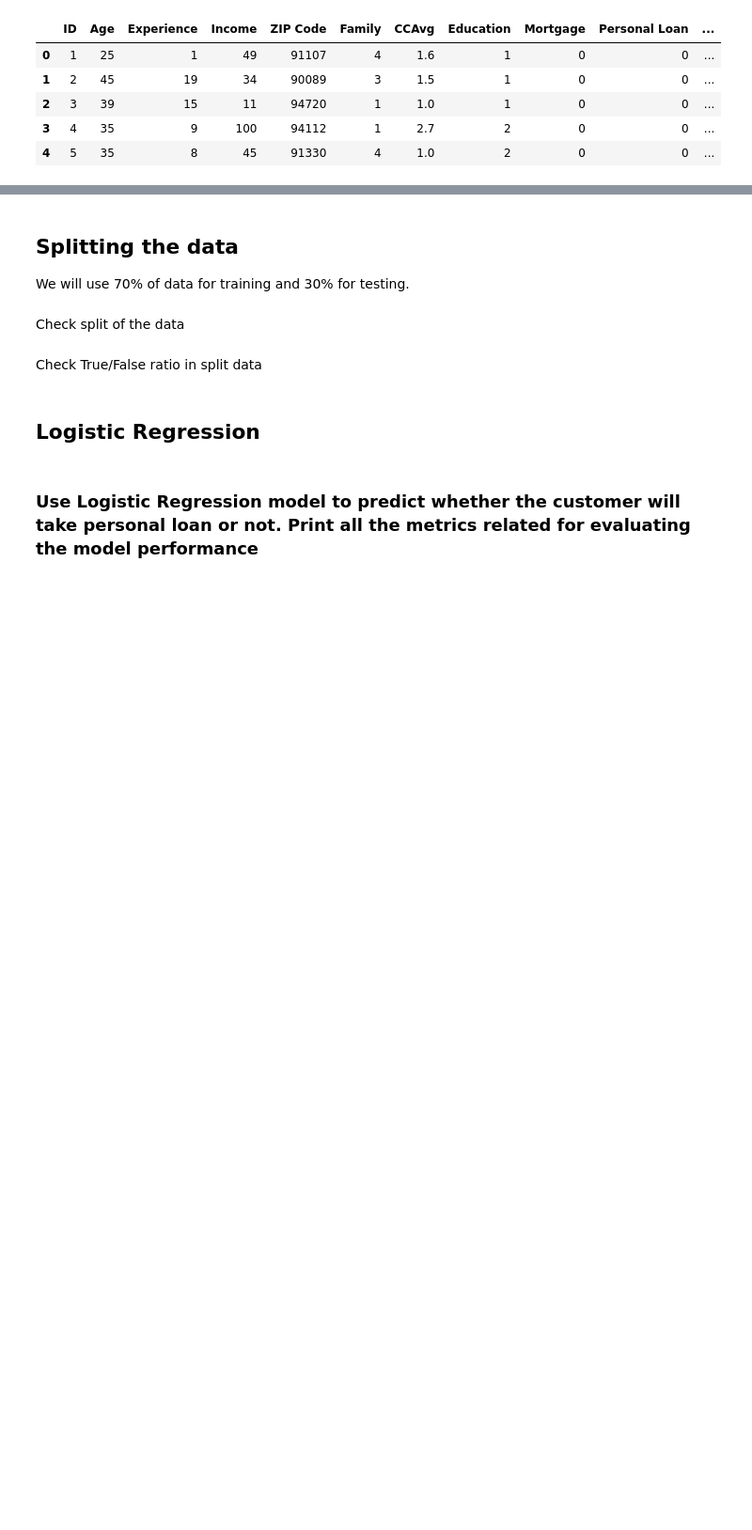
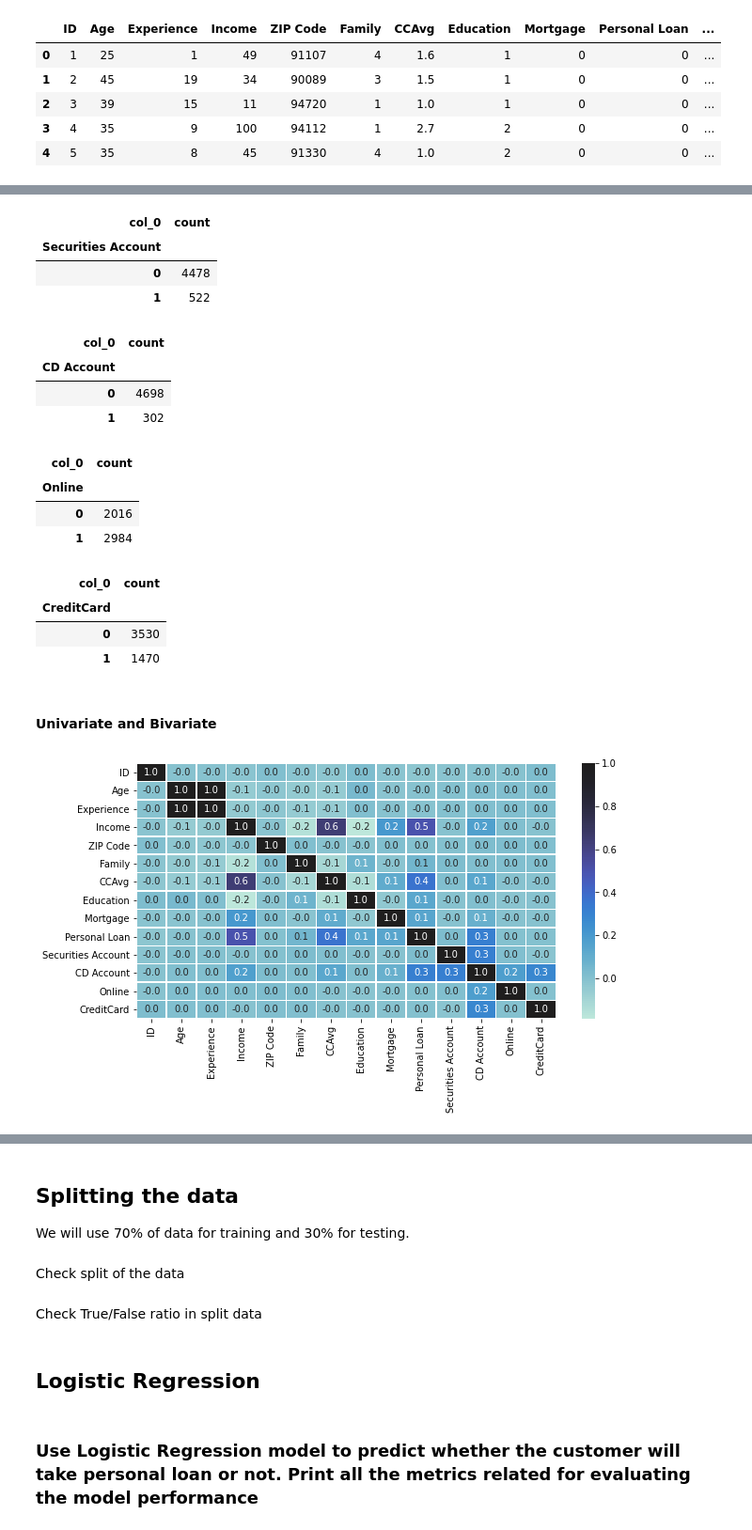
Before and after one commit to lauren-alexandra/personal-loan-campaign, a Jupyter notebook: Personal_Loan_Campaign.ipynb, the cells around one changed output, grey strips where cells are left out. Shown at 94% size. Drawn from its saved outputs; the diff is of its cells as text; code cells hidden in the pictures; blank space fills up the shorter version.

```diff
--- a/Personal_Loan_Campaign.ipynb
+++ b/Personal_Loan_Campaign.ipynb
@@ -123,0 +98,44 @@ Study the data distribution in each attribute and target variable, share your fi
+# %%
+securities_account_tab = pd.crosstab(index=customers["Securities Account"],
+                     columns="count")
+securities_account_tab
+# %% [output]
+| col_0 | count |
+| Securities Account |  |
+| 0 | 4478 |
+| 1 | 522 |
+# %%
+CD_account_tab = pd.crosstab(index=customers["CD Account"],
+                     columns="count")
+CD_account_tab
+# %% [output]
+| col_0 | count |
+| CD Account |  |
+| 0 | 4698 |
+| 1 | 302 |
+# %%
+online_tab = pd.crosstab(index=customers["Online"],
+                     columns="count")
+online_tab
+# %% [output]
+| col_0 | count |
+| Online |  |
+| 0 | 2016 |
+| 1 | 2984 |
+# %%
+credit_card_tab = pd.crosstab(index=customers["CreditCard"],
+                     columns="count")
+credit_card_tab
+# %% [output]
+| col_0 | count |
+| CreditCard |  |
+| 0 | 3530 |
+| 1 | 1470 |
+# %% [markdown]
+#### Univariate and Bivariate
+# %%
+plt.figure(figsize=(10,5))
+sns.heatmap(customers.corr(), annot=True, linewidths=.5, fmt= '.1f', center = 1 )
+plt.show()
+# %% [output]
+[figure, added]
```
Also changed, not shown: parts of 23 cells of this notebook.
